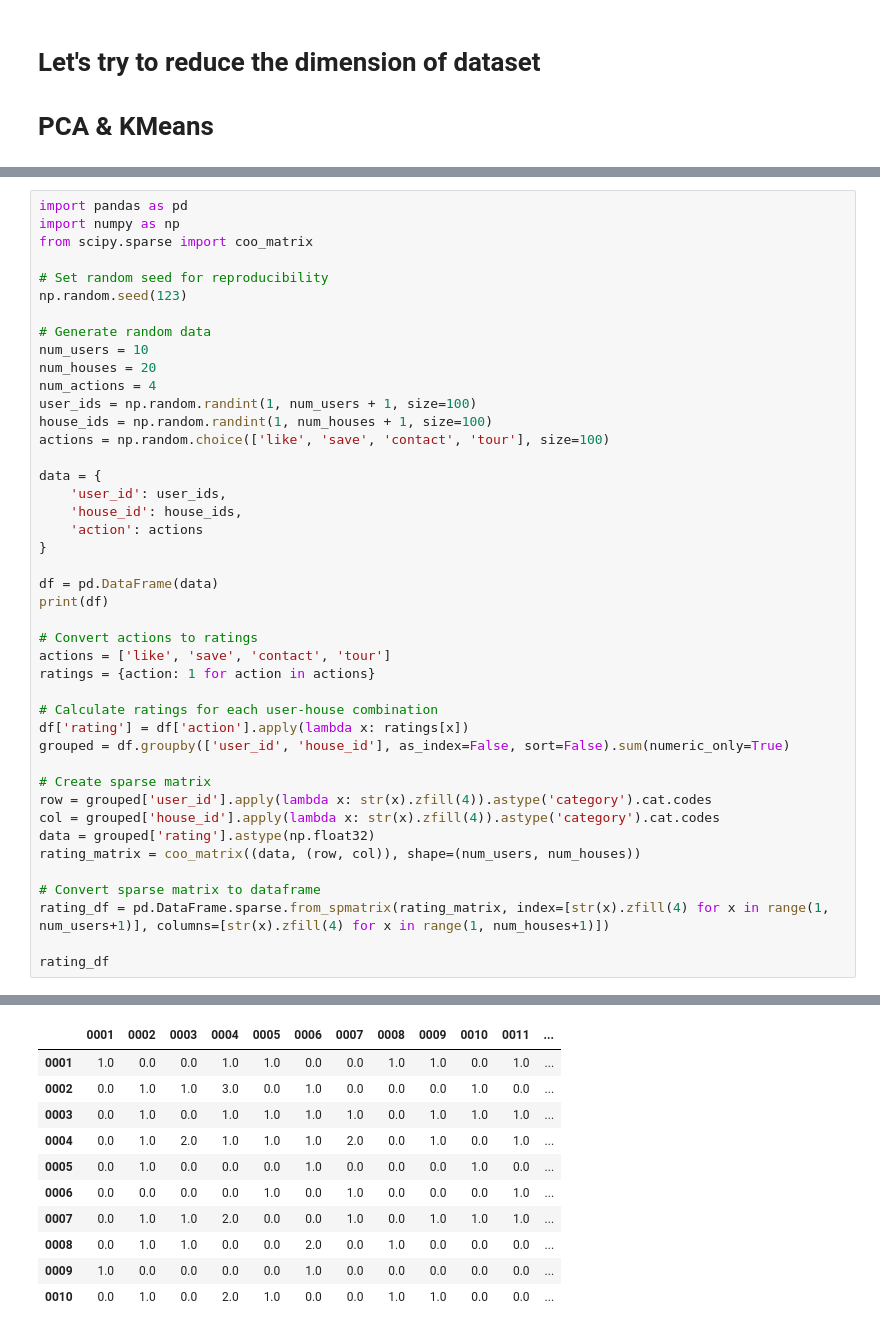
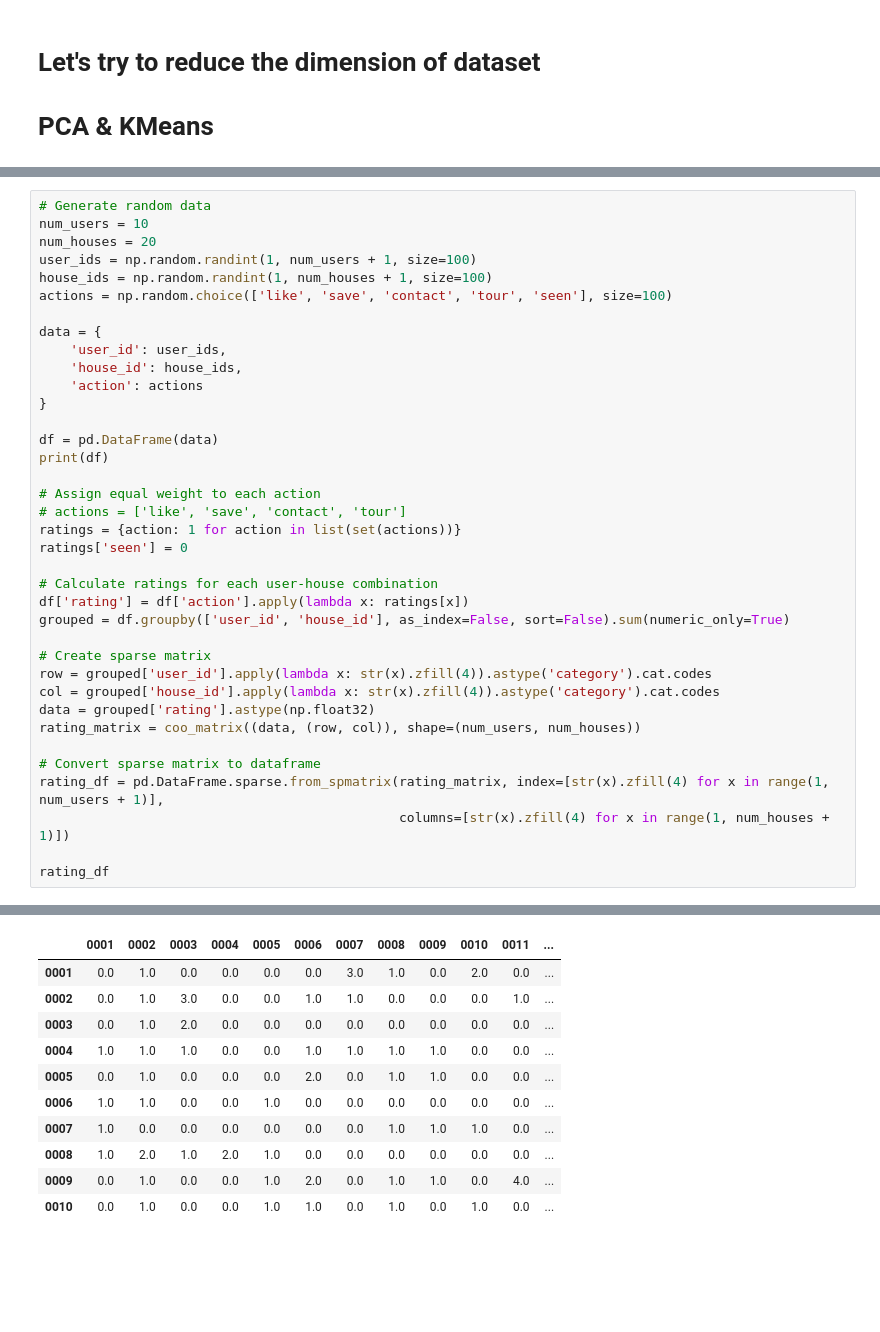
Before and after one commit to MungTsz/MATH3836-data_mining, a Jupyter notebook: property.ipynb, the cells around one changed output, grey strips where cells are left out. Saved outputs shown, nothing was run; the diff lists cells and outputs as text; blank space fills up the shorter version.

```diff
--- a/property.ipynb
+++ b/property.ipynb
@@ -684,18 +654,10 @@ RMSE of val data is 0.15275569506681957
 # %%
-import pandas as pd
-import numpy as np
-from scipy.sparse import coo_matrix
-
-# Set random seed for reproducibility
-np.random.seed(123)
-
 # Generate random data
 num_users = 10
 num_houses = 20
-num_actions = 4
 user_ids = np.random.randint(1, num_users + 1, size=100)
 house_ids = np.random.randint(1, num_houses + 1, size=100)
-actions = np.random.choice(['like', 'save', 'contact', 'tour'], size=100)
+actions = np.random.choice(['like', 'save', 'contact', 'tour', 'seen'], size=100)
 
 data = {
     'user_id': user_ids,
@@ -706,9 +668,10 @@ data = {
 df = pd.DataFrame(data)
 print(df)
 
-# Convert actions to ratings
-actions = ['like', 'save', 'contact', 'tour']
-ratings = {action: 1 for action in actions}
+# Assign equal weight to each action
+# actions = ['like', 'save', 'contact', 'tour']
+ratings = {action: 1 for action in list(set(actions))}
+ratings['seen'] = 0
 
 # Calculate ratings for each user-house combination
 df['rating'] = df['action'].apply(lambda x: ratings[x])
@@ -721,7 +684,8 @@ data = grouped['rating'].astype(np.float32)
 rating_matrix = coo_matrix((data, (row, col)), shape=(num_users, num_houses))
 
 # Convert sparse matrix to dataframe
-rating_df = pd.DataFrame.sparse.from_spmatrix(rating_matrix, index=[str(x).zfill(4) for x in range(1, num_users+1)], columns=[str(x).zfill(4) for x in range(1, num_houses+1)])
+rating_df = pd.DataFrame.sparse.from_spmatrix(rating_matrix, index=[str(x).zfill(4) for x in range(1, num_users + 1)],
+                                              columns=[str(x).zfill(4) for x in range(1, num_houses + 1)])
 
 rating_df
 # %% [output]
@@ -740,13 +704,13 @@ rating_df
 
 [100 rows x 3 columns]
 |  | 0001 | 0002 | 0003 | 0004 | 0005 | 0006 | 0007 | 0008 | 0009 | 0010 | 0011 | ... |
-| 0001 | 1.0 | 0.0 | 0.0 | 1.0 | 1.0 | 0.0 | 0.0 | 1.0 | 1.0 | 0.0 | 1.0 | ... |
-| 0002 | 0.0 | 1.0 | 1.0 | 3.0 | 0.0 | 1.0 | 0.0 | 0.0 | 0.0 | 1.0 | 0.0 | ... |
-| 0003 | 0.0 | 1.0 | 0.0 | 1.0 | 1.0 | 1.0 | 1.0 | 0.0 | 1.0 | 1.0 | 1.0 | ... |
-| 0004 | 0.0 | 1.0 | 2.0 | 1.0 | 1.0 | 1.0 | 2.0 | 0.0 | 1.0 | 0.0 | 1.0 | ... |
-| 0005 | 0.0 | 1.0 | 0.0 | 0.0 | 0.0 | 1.0 | 0.0 | 0.0 | 0.0 | 1.0 | 0.0 | ... |
-| 0006 | 0.0 | 0.0 | 0.0 | 0.0 | 1.0 | 0.0 | 1.0 | 0.0 | 0.0 | 0.0 | 1.0 | ... |
-| 0007 | 0.0 | 1.0 | 1.0 | 2.0 | 0.0 | 0.0 | 1.0 | 0.0 | 1.0 | 1.0 | 1.0 | ... |
-| 0008 | 0.0 | 1.0 | 1.0 | 0.0 | 0.0 | 2.0 | 0.0 | 1.0 | 0.0 | 0.0 | 0.0 | ... |
-| 0009 | 1.0 | 0.0 | 0.0 | 0.0 | 0.0 | 1.0 | 0.0 | 0.0 | 0.0 | 0.0 | 0.0 | ... |
-| 0010 | 0.0 | 1.0 | 0.0 | 2.0 | 1.0 | 0.0 | 0.0 | 1.0 | 1.0 | 0.0 | 0.0 | ... |
+| 0001 | 0.0 | 1.0 | 0.0 | 0.0 | 0.0 | 0.0 | 3.0 | 1.0 | 0.0 | 2.0 | 0.0 | ... |
+| 0002 | 0.0 | 1.0 | 3.0 | 0.0 | 0.0 | 1.0 | 1.0 | 0.0 | 0.0 | 0.0 | 1.0 | ... |
+| 0003 | 0.0 | 1.0 | 2.0 | 0.0 | 0.0 | 0.0 | 0.0 | 0.0 | 0.0 | 0.0 | 0.0 | ... |
+| 0004 | 1.0 | 1.0 | 1.0 | 0.0 | 0.0 | 1.0 | 1.0 | 1.0 | 1.0 | 0.0 | 0.0 | ... |
+| 0005 | 0.0 | 1.0 | 0.0 | 0.0 | 0.0 | 2.0 | 0.0 | 1.0 | 1.0 | 0.0 | 0.0 | ... |
+| 0006 | 1.0 | 1.0 | 0.0 | 0.0 | 1.0 | 0.0 | 0.0 | 0.0 | 0.0 | 0.0 | 0.0 | ... |
+| 0007 | 1.0 | 0.0 | 0.0 | 0.0 | 0.0 | 0.0 | 0.0 | 1.0 | 1.0 | 1.0 | 0.0 | ... |
+| 0008 | 1.0 | 2.0 | 1.0 | 2.0 | 1.0 | 0.0 | 0.0 | 0.0 | 0.0 | 0.0 | 0.0 | ... |
+| 0009 | 0.0 | 1.0 | 0.0 | 0.0 | 1.0 | 2.0 | 0.0 | 1.0 | 1.0 | 0.0 | 4.0 | ... |
+| 0010 | 0.0 | 1.0 | 0.0 | 0.0 | 1.0 | 1.0 | 0.0 | 1.0 | 0.0 | 1.0 | 0.0 | ... |
```
Also changed, not shown: parts of 26 cells of this notebook.
